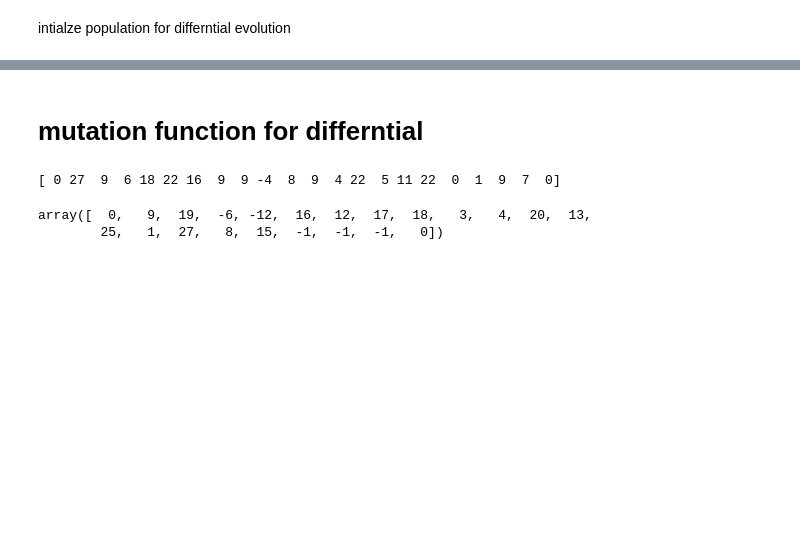
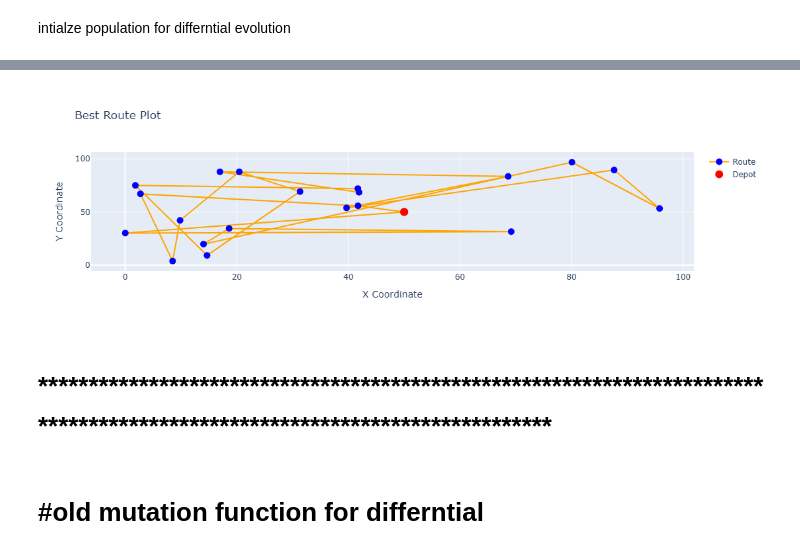
Before and after one commit to tadros12/VRP_problem, a Jupyter notebook: VRP.ipynb, the cells around one changed output, grey strips where cells are left out. Cells and saved outputs as stored; diff of their text form; code cells hidden in the pictures; blank space fills up the shorter version.

```diff
--- a/VRP.ipynb
+++ b/VRP.ipynb
@@ -333,0 +415,2 @@ array([[ 0,  9,  8, ..., 19, 11,  0],
+# %%
+best_route_de = run_de(coords)
@@ -334,40 +435,41 @@ array([[ 0,  9,  8, ..., 19, 11,  0],
+# %%
+plot_route(coords_df, best_route_de)
+# %% [output]
+[figure, added]
+# %% [markdown]
+# ***************************************************************************************************************************
 # %% [markdown]
-# mutation function for differntial
+# #old mutation function for differntial
 # %%
 
-def mutate(diff_population, target_idx, F):
+# def mutate(diff_population, target_idx, F):
 
-    pop_size = len(diff_population)
+#     pop_size = len(diff_population)
 
-    indices = list(range(pop_size))
-    indices.remove(target_idx) # so i dont chooce target for calculation
-    x1, x2, x3 = diff_population[np.random.choice(indices, 3, replace=False)]
+#     indices = list(range(pop_size))
+#     indices.remove(target_idx) # so i dont chooce target for calculation
+#     x1, x2, x3 = diff_population[np.random.choice(indices, 3, replace=False)]
 
-    mutant = x3 + F * (x2 - x1)
+#     mutant = x3 + F * (x2 - x1)
 
 
-    mutant = np.round(mutant).astype(int)# formula can result in float values so i round them to int
+#     mutant = np.round(mutant).astype(int)# formula can result in float values so i round them to int
 
-    return mutant
+#     return mutant
 
-F = 0.8
-target_idx = 0
-mutant_vector = mutate(diff_population, target_idx, F)
-print(mutant_vector)
+# F = 0.8
+# target_idx = 0
+# mutant_vector = mutate(diff_population, target_idx, F)
+# print(mutant_vector)
-# %% [output]
-[ 0 27  9  6 18 22 16  9  9 -4  8  9  4 22  5 11 22  0  1  9  7  0]
 # %%
 # mutant_vector = validate_and_repair(mutant_vector, num_customers)
 # %%
-CR = 0.9
-target = diff_population[0]
-mutant = mutate(diff_population, 0, F=0.8)
+# CR = 0.9
+# target = diff_population[0]
+# mutant = mutate(diff_population, 0, F=0.8)
 
-if np.random.rand() < CR:
-    child = crossover(target, mutant)
-else:
-    child = target
-child
+# if np.random.rand() < CR:
+#     child = crossover(target, mutant)
+# else:
+#     child = target
+# child
-# %% [output]
-array([  0,   9,  19,  -6, -12,  16,  12,  17,  18,   3,   4,  20,  13,
-        25,   1,  27,   8,  15,  -1,  -1,  -1,   0])
```
Also changed, not shown: parts of 8 cells of this notebook.
